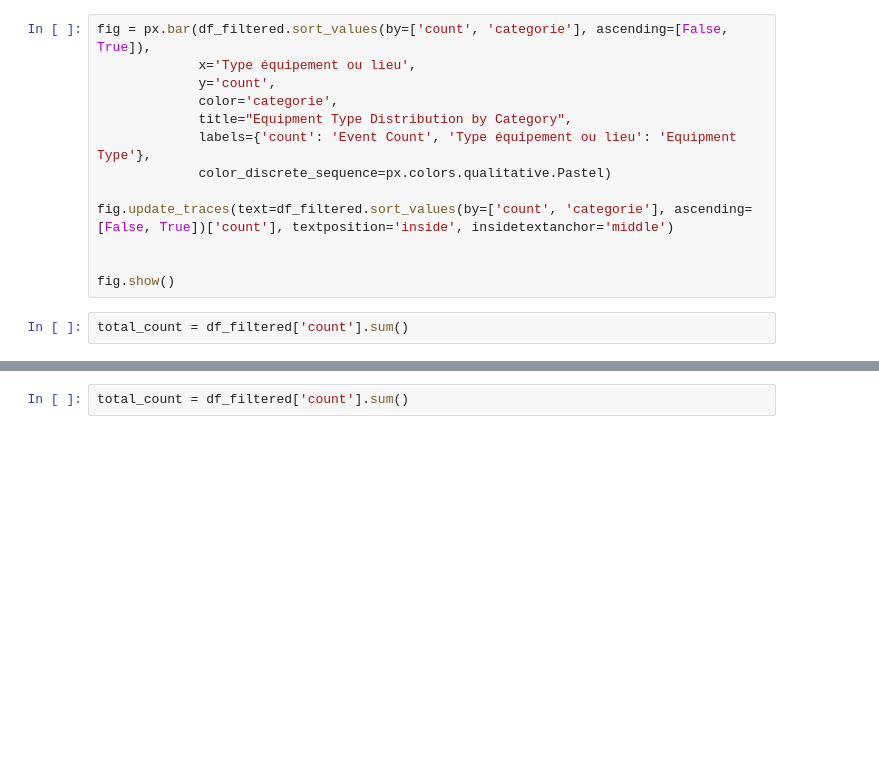
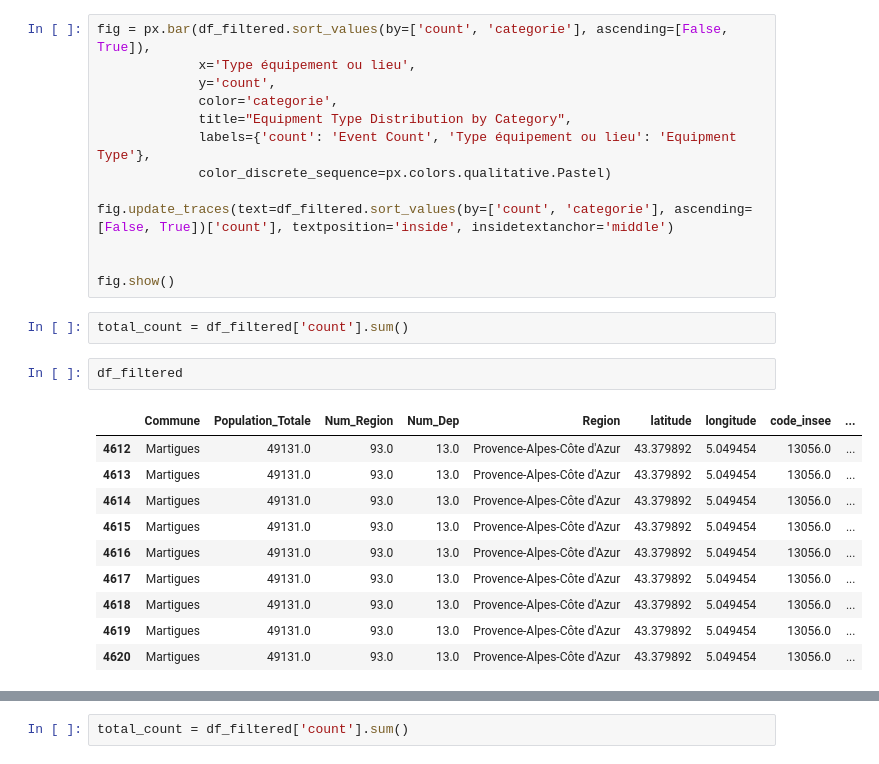
Before and after one commit to naloui1/Dataforgood, a Jupyter notebook: notebooks/visualisations.ipynb, the cells around one changed output, grey strips where cells are left out. Cells and saved outputs as stored; diff of their text form; blank space fills up the shorter version.

```diff
--- a/notebooks/visualisations.ipynb
+++ b/notebooks/visualisations.ipynb
@@ -105,6 +225,19 @@ fig.update_traces(text=df_filtered.sort_values(by=['count', 'categorie'], ascend
 fig.show()
 # %%
 total_count = df_filtered['count'].sum()
+# %%
+df_filtered
+# %% [output]
+|  | Commune | Population_Totale | Num_Region | Num_Dep | Region | latitude | longitude | code_insee | ... |
+| 4612 | Martigues | 49131.0 | 93.0 | 13.0 | Provence-Alpes-Côte d'Azur | 43.379892 | 5.049454 | 13056.0 | ... |
+| 4613 | Martigues | 49131.0 | 93.0 | 13.0 | Provence-Alpes-Côte d'Azur | 43.379892 | 5.049454 | 13056.0 | ... |
+| 4614 | Martigues | 49131.0 | 93.0 | 13.0 | Provence-Alpes-Côte d'Azur | 43.379892 | 5.049454 | 13056.0 | ... |
+| 4615 | Martigues | 49131.0 | 93.0 | 13.0 | Provence-Alpes-Côte d'Azur | 43.379892 | 5.049454 | 13056.0 | ... |
+| 4616 | Martigues | 49131.0 | 93.0 | 13.0 | Provence-Alpes-Côte d'Azur | 43.379892 | 5.049454 | 13056.0 | ... |
+| 4617 | Martigues | 49131.0 | 93.0 | 13.0 | Provence-Alpes-Côte d'Azur | 43.379892 | 5.049454 | 13056.0 | ... |
+| 4618 | Martigues | 49131.0 | 93.0 | 13.0 | Provence-Alpes-Côte d'Azur | 43.379892 | 5.049454 | 13056.0 | ... |
+| 4619 | Martigues | 49131.0 | 93.0 | 13.0 | Provence-Alpes-Côte d'Azur | 43.379892 | 5.049454 | 13056.0 | ... |
+| 4620 | Martigues | 49131.0 | 93.0 | 13.0 | Provence-Alpes-Côte d'Azur | 43.379892 | 5.049454 | 13056.0 | ... |
 # %%
 # Sunburst Chart
 fig_sunburst = px.sunburst(
```
Also changed, not shown: parts of 11 cells of this notebook, 1 other file.
